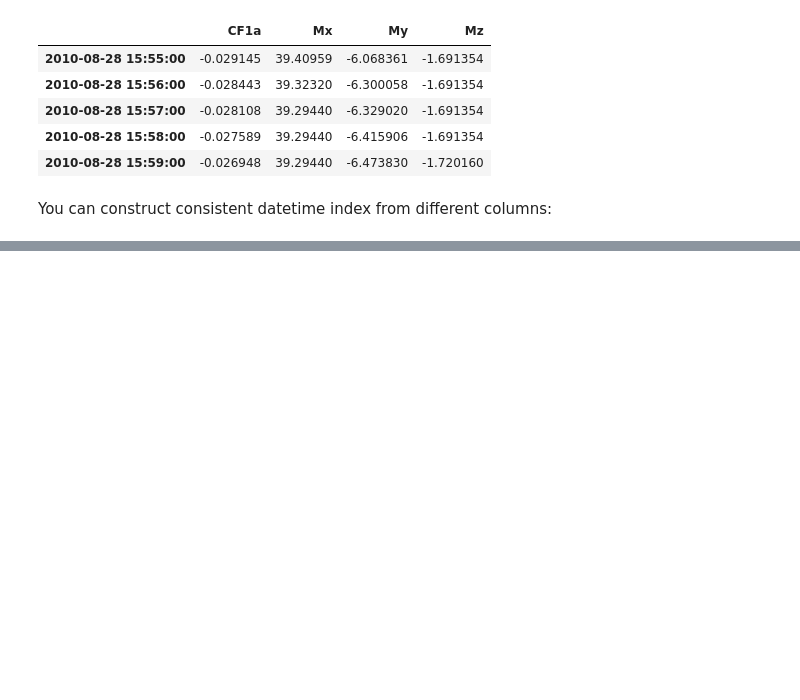
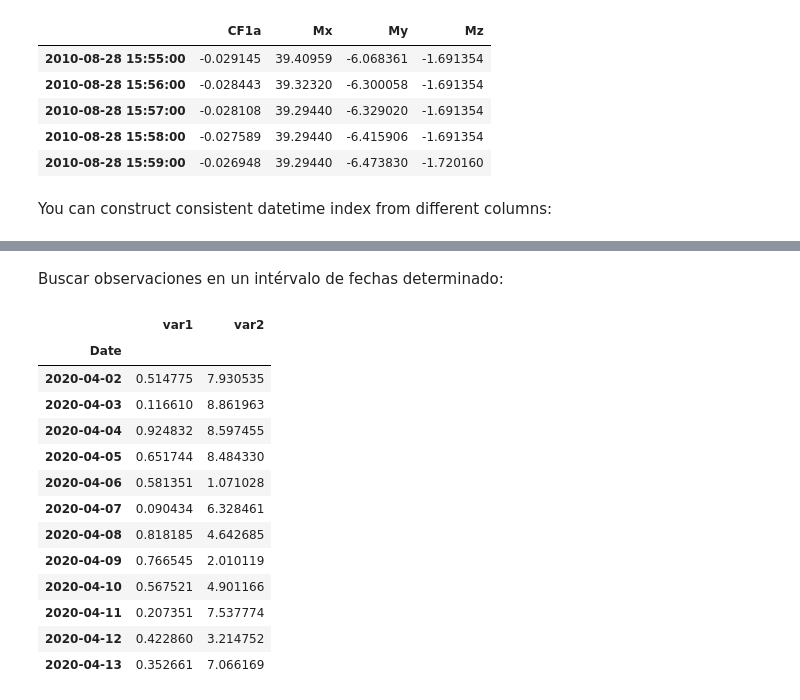
Before and after one commit to raulbenitez/conceptosclaros_ML, a Jupyter notebook: Introduccion_Series_Temporales.ipynb, the cells around one changed output, grey strips where cells are left out. Saved outputs shown, nothing was run; the diff lists cells and outputs as text; code cells hidden in the pictures; blank space fills up the shorter version.

```diff
--- a/Introduccion_Series_Temporales.ipynb
+++ b/Introduccion_Series_Temporales.ipynb
@@ -173,0 +190,19 @@ You can construct consistent datetime index from different columns:
+# %% [markdown]
+Buscar observaciones en un intérvalo de fechas determinado:
+# %%
+d['2020-04-02':'2020-04-13']
+# %% [output]
+|  | var1 | var2 |
+| Date |  |  |
+| 2020-04-02 | 0.514775 | 7.930535 |
+| 2020-04-03 | 0.116610 | 8.861963 |
+| 2020-04-04 | 0.924832 | 8.597455 |
+| 2020-04-05 | 0.651744 | 8.484330 |
+| 2020-04-06 | 0.581351 | 1.071028 |
+| 2020-04-07 | 0.090434 | 6.328461 |
+| 2020-04-08 | 0.818185 | 4.642685 |
+| 2020-04-09 | 0.766545 | 2.010119 |
+| 2020-04-10 | 0.567521 | 4.901166 |
+| 2020-04-11 | 0.207351 | 7.537774 |
+| 2020-04-12 | 0.422860 | 3.214752 |
+| 2020-04-13 | 0.352661 | 7.066169 |
```
Also changed, not shown: parts of 14 cells of this notebook.
